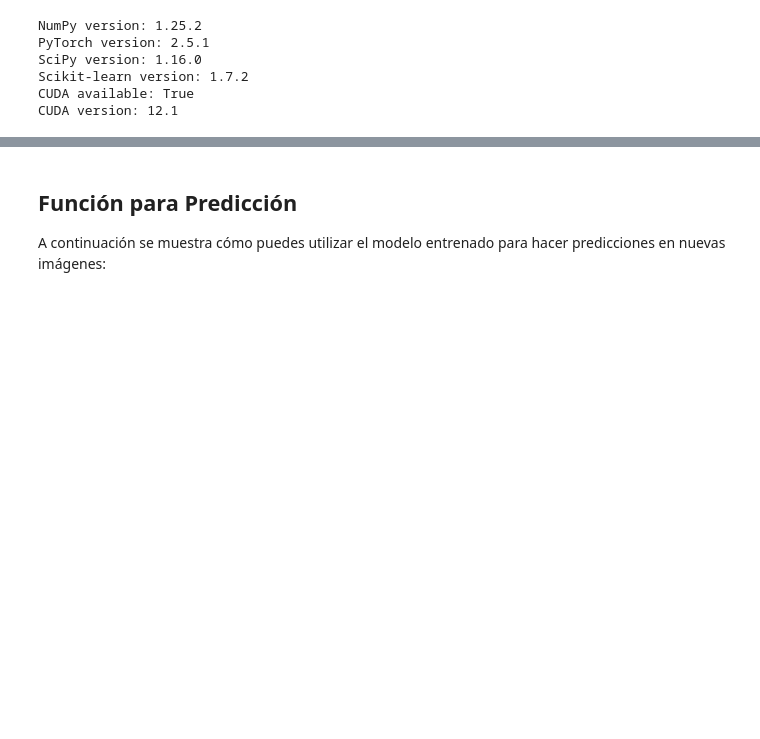
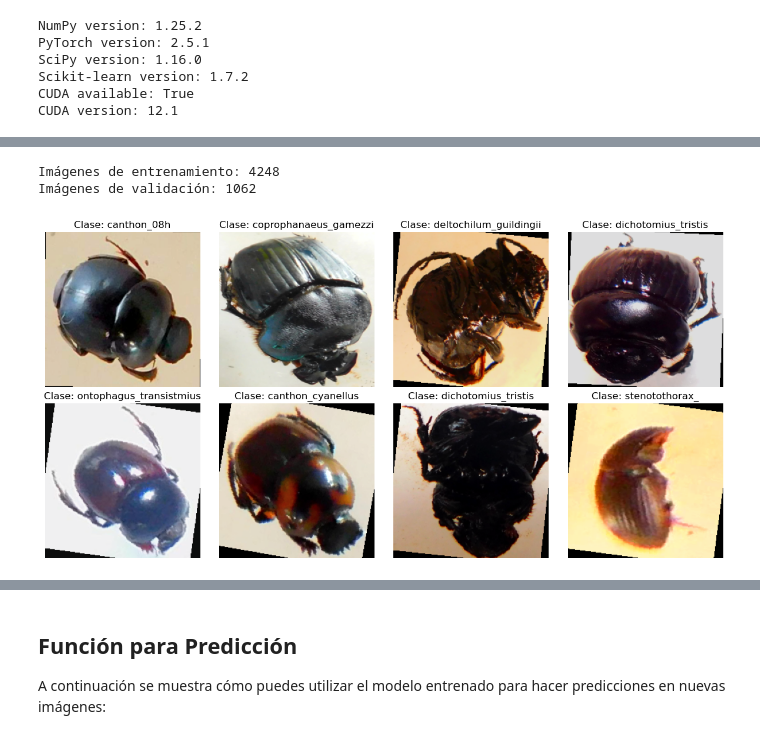
Before and after one commit to acperaltaf/beetles-classification, a Jupyter notebook: RestNet.ipynb, the cells around one changed output, grey strips where cells are left out. Cells and saved outputs as stored; diff of their text form; code cells hidden in the pictures; blank space fills up the shorter version.

```diff
--- a/RestNet.ipynb
+++ b/RestNet.ipynb
@@ -186,40 +192,44 @@ val_dataset = BeetleDataset(val_paths, val_labels, transform=transform_val)
 # Crear data loaders
 train_loader = DataLoader(
     train_dataset,
-    batch_size=16,
+    batch_size=64,
     sampler=sampler,
-    num_workers=4,
+    num_workers=0,
     pin_memory=True if torch.cuda.is_available() else False
 )
 
 val_loader = DataLoader(
     val_dataset,
-    batch_size=16,
+    batch_size=64,
     shuffle=False,
-    num_workers=4,
+    num_workers=0,
     pin_memory=True if torch.cuda.is_available() else False
 )
 
 # Visualizar algunas imágenes de entrenamiento para verificar
 def show_batch(data_loader):
     for images, labels in data_loader:
         fig, axes = plt.subplots(nrows=2, ncols=4, figsize=(12, 6))
         axes = axes.flatten()
 
         for i, (img, lbl) in enumerate(zip(images[:8], labels[:8])):
             img = img.permute(1, 2, 0).numpy()
             img = (img * [0.229, 0.224, 0.225]) + [0.485, 0.456, 0.406]
             img = np.clip(img, 0, 1)
 
             axes[i].imshow(img)
             axes[i].set_title(f'Clase: {class_names[lbl]}')
             axes[i].axis('off')
 
         plt.tight_layout()
         plt.show()
         break
 
 show_batch(train_loader)
+# %% [output]
+Imágenes de entrenamiento: 4248
+Imágenes de validación: 1062
+[figure, added]
 # %%
 # Crear el modelo ResNet50 preentrenado y modificar la capa final
 def create_model(num_classes):
```
Also changed, not shown: parts of 11 cells of this notebook, 5 other files.
